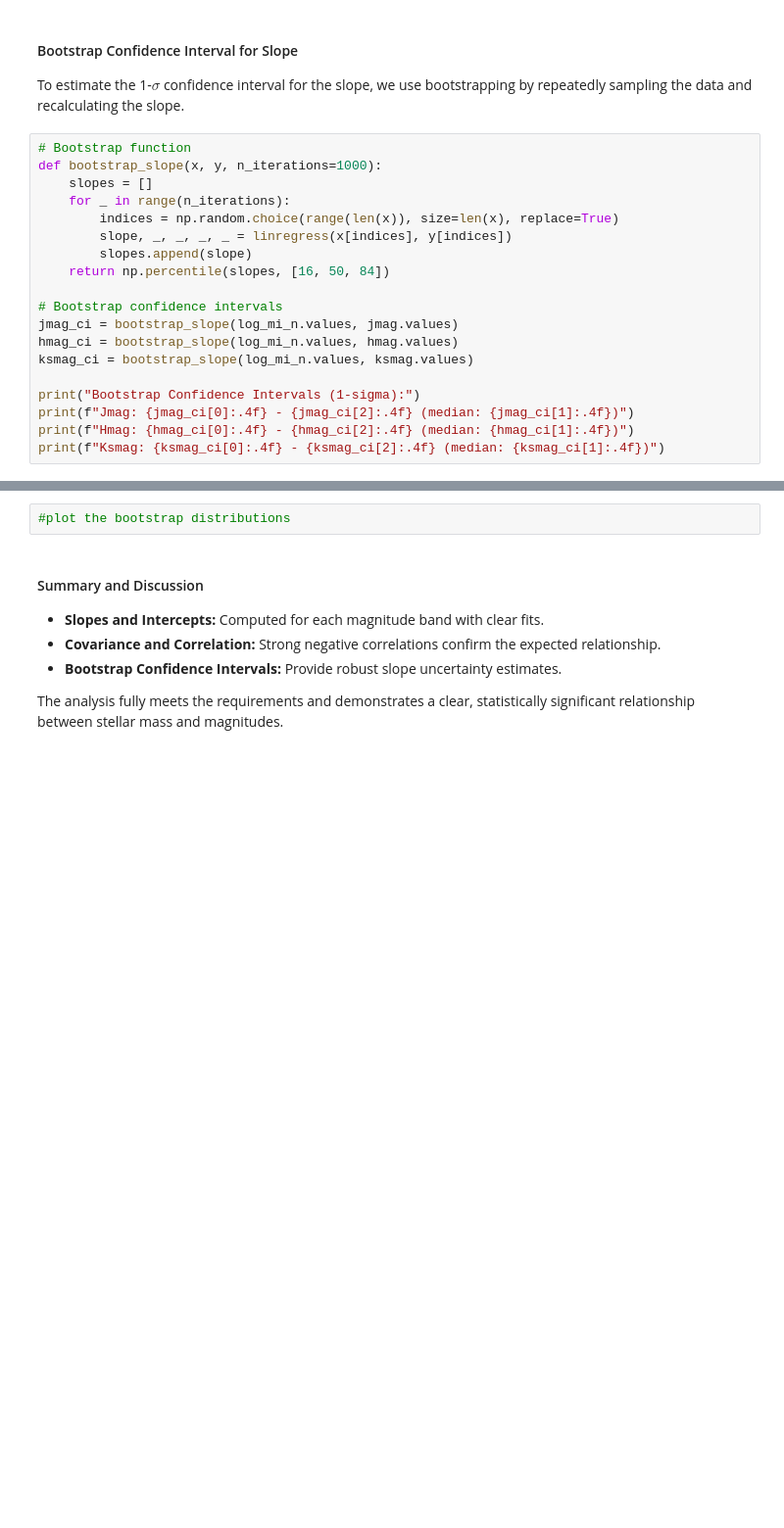
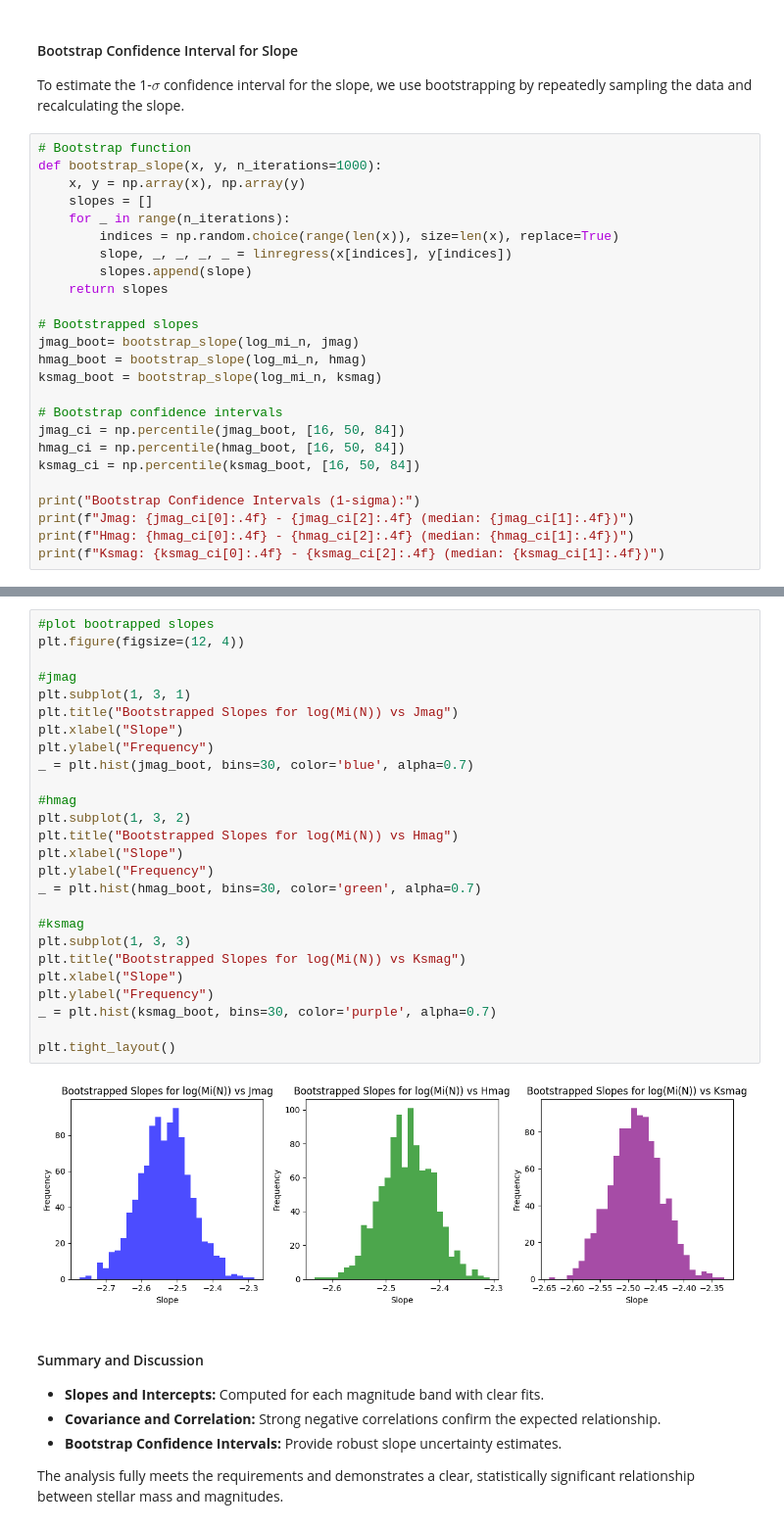
Before and after one commit to laxm7/sta_project, a Jupyter notebook: imf_chiara_felix_laxman.ipynb, the cells around one changed output, grey strips where cells are left out. Shown: that part at 98% size. Drawn from its saved outputs; the diff is of its cells as text; blank space fills up the shorter version.

Commit message:
bootstrapped dist plots

```diff
--- a/imf_chiara_felix_laxman.ipynb
+++ b/imf_chiara_felix_laxman.ipynb
@@ -813,17 +813,23 @@ To estimate the 1-$\sigma$ confidence interval for the slope, we use bootstrappi
 # %%
 # Bootstrap function
 def bootstrap_slope(x, y, n_iterations=1000):
+    x, y = np.array(x), np.array(y)
     slopes = []
     for _ in range(n_iterations):
         indices = np.random.choice(range(len(x)), size=len(x), replace=True)
         slope, _, _, _, _ = linregress(x[indices], y[indices])
         slopes.append(slope)
-    return np.percentile(slopes, [16, 50, 84])
+    return slopes
+
+# Bootstrapped slopes
+jmag_boot= bootstrap_slope(log_mi_n, jmag)
+hmag_boot = bootstrap_slope(log_mi_n, hmag)
+ksmag_boot = bootstrap_slope(log_mi_n, ksmag)
 
 # Bootstrap confidence intervals
-jmag_ci = bootstrap_slope(log_mi_n.values, jmag.values)
-hmag_ci = bootstrap_slope(log_mi_n.values, hmag.values)
-ksmag_ci = bootstrap_slope(log_mi_n.values, ksmag.values)
+jmag_ci = np.percentile(jmag_boot, [16, 50, 84])
+hmag_ci = np.percentile(hmag_boot, [16, 50, 84])
+ksmag_ci = np.percentile(ksmag_boot, [16, 50, 84])
 
 print("Bootstrap Confidence Intervals (1-sigma):")
 print(f"Jmag: {jmag_ci[0]:.4f} - {jmag_ci[2]:.4f} (median: {jmag_ci[1]:.4f})")
@@ -837,5 +843,31 @@ Ksmag: -2.5283 - -2.4363 (median: -2.4827)
-# %%
-#plot the bootstrap distributions
+# %%
+#plot bootrapped slopes
+plt.figure(figsize=(12, 4))
+
+#jmag
+plt.subplot(1, 3, 1)
+plt.title("Bootstrapped Slopes for log(Mi(N)) vs Jmag")
+plt.xlabel("Slope")
+plt.ylabel("Frequency")
+_ = plt.hist(jmag_boot, bins=30, color='blue', alpha=0.7)
+
+#hmag
+plt.subplot(1, 3, 2)
+plt.title("Bootstrapped Slopes for log(Mi(N)) vs Hmag")
+plt.xlabel("Slope")
+plt.ylabel("Frequency")
+_ = plt.hist(hmag_boot, bins=30, color='green', alpha=0.7)
+
+#ksmag
+plt.subplot(1, 3, 3)
+plt.title("Bootstrapped Slopes for log(Mi(N)) vs Ksmag")
+plt.xlabel("Slope")
+plt.ylabel("Frequency")
+_ = plt.hist(ksmag_boot, bins=30, color='purple', alpha=0.7)
+
+plt.tight_layout()
+# %% [output]
+[figure, added]
 # %% [markdown]
 #### Summary and Discussion
 - **Slopes and Intercepts:** Computed for each magnitude band with clear fits.
```
Also changed, not shown: parts of 1 cell of this notebook.
